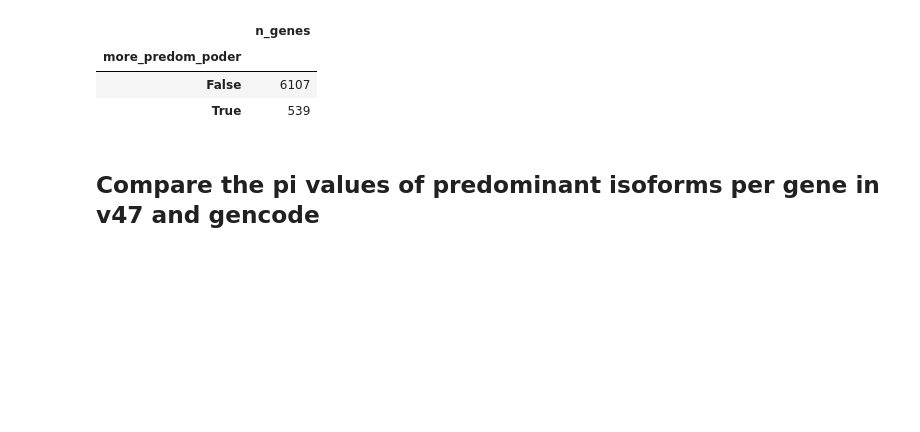
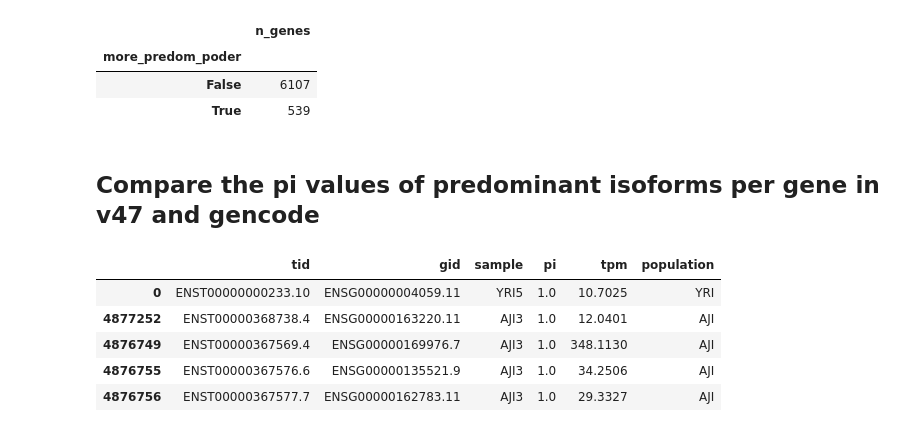
Before and after one commit to fairliereese/240903_pt, a Jupyter notebook: analysis/v47_v_poder_pi_vals.ipynb, the cells around one changed output. Saved outputs shown, nothing was run; the diff lists cells and outputs as text; code cells hidden in the pictures; blank space fills up the shorter version.

```diff
--- a/analysis/v47_v_poder_pi_vals.ipynb
+++ b/analysis/v47_v_poder_pi_vals.ipynb
@@ -146,0 +153,9 @@ gc_df = gc_df.drop_duplicates(subset=['gid', 'sample'], keep='first')
+# %%
+gc_df.head()
+# %% [output]
+|  | tid | gid | sample | pi | tpm | population |
+| 0 | ENST00000000233.10 | ENSG00000004059.11 | YRI5 | 1.0 | 10.7025 | YRI |
+| 4877252 | ENST00000368738.4 | ENSG00000163220.11 | AJI3 | 1.0 | 12.0401 | AJI |
+| 4876749 | ENST00000367569.4 | ENSG00000169976.7 | AJI3 | 1.0 | 348.1130 | AJI |
+| 4876755 | ENST00000367576.6 | ENSG00000135521.9 | AJI3 | 1.0 | 34.2506 | AJI |
+| 4876756 | ENST00000367577.7 | ENSG00000162783.11 | AJI3 | 1.0 | 29.3327 | AJI |
```
Also changed, not shown: parts of 6 cells of this notebook, 5 other files.
